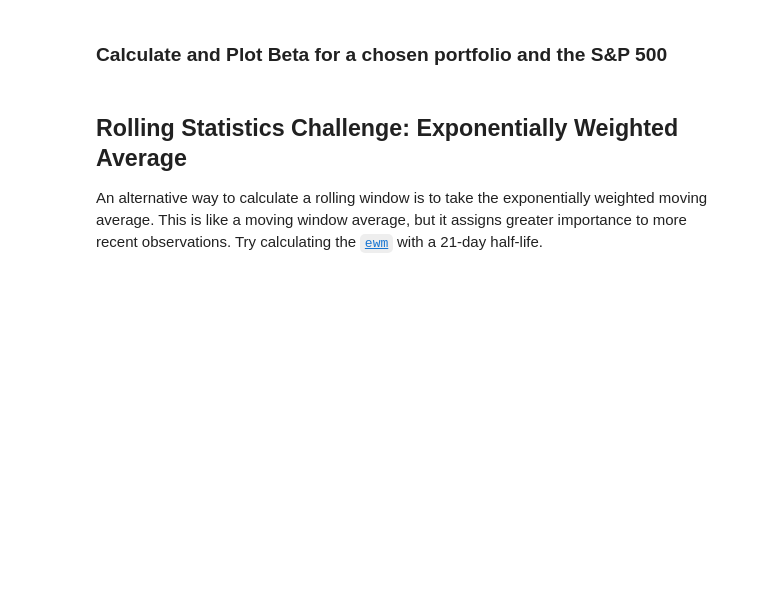
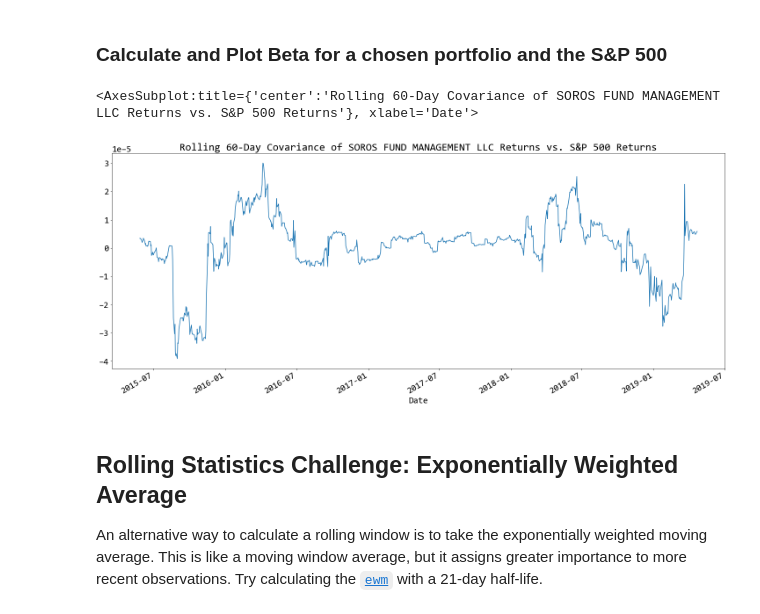
Before and after one commit to crisstelista/FinTech-Bootcamp, a Jupyter notebook: PREWORK_CP/Module-4/Homework/whale_analysis.ipynb, the cells around one changed output. Cells and saved outputs as stored; diff of their text form; code cells hidden in the pictures; blank space fills up the shorter version.

```diff
--- a/PREWORK_CP/Module-4/Homework/whale_analysis.ipynb
+++ b/PREWORK_CP/Module-4/Homework/whale_analysis.ipynb
@@ -310,3 +316,16 @@ Risk changes over time. Analyze the rolling statistics for Risk and Beta.
+# %%
+# Calculate covariance of a single portfolio
+covariance = combined_df['SOROS FUND MANAGEMENT LLC'].cov(combined_df['SP500'])
+# Calculate variance of S&P 500
+variance = combined_df['SP500'].var()
+# Computing beta
+beta = covariance / variance
+# Plot beta trend
+rolling_covariance = combined_df['SOROS FUND MANAGEMENT LLC'].rolling(window=60).cov(combined_df['SP500'])
+rolling_covariance.plot(figsize=(25, 10), title='Rolling 60-Day Covariance of SOROS FUND MANAGEMENT LLC Returns vs. S&P 500 Returns')
+# %% [output]
+<AxesSubplot:title={'center':'Rolling 60-Day Covariance of SOROS FUND MANAGEMENT LLC Returns vs. S&P 500 Returns'}, xlabel='Date'>
+[figure, added]
 # %% [markdown]
 ## Rolling Statistics Challenge: Exponentially Weighted Average
 
```
Also changed, not shown: parts of 12 cells of this notebook.
